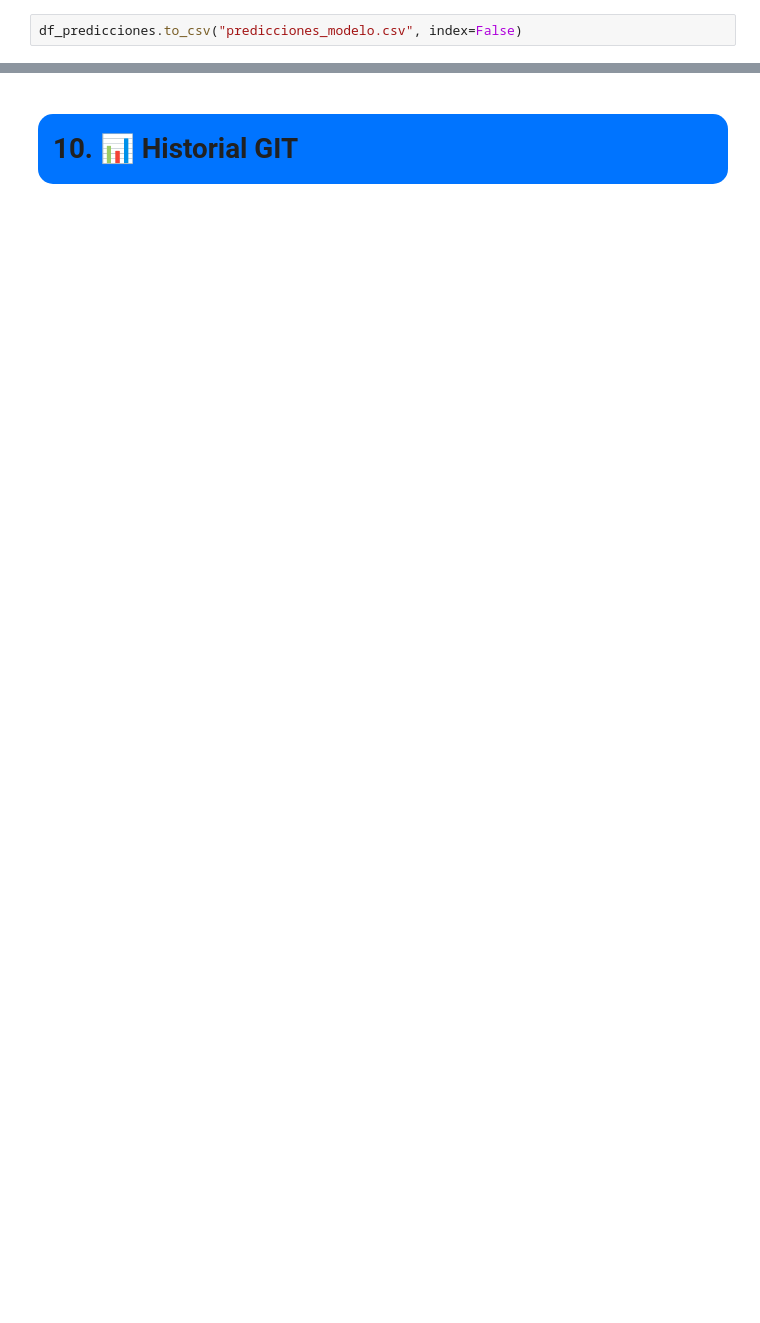
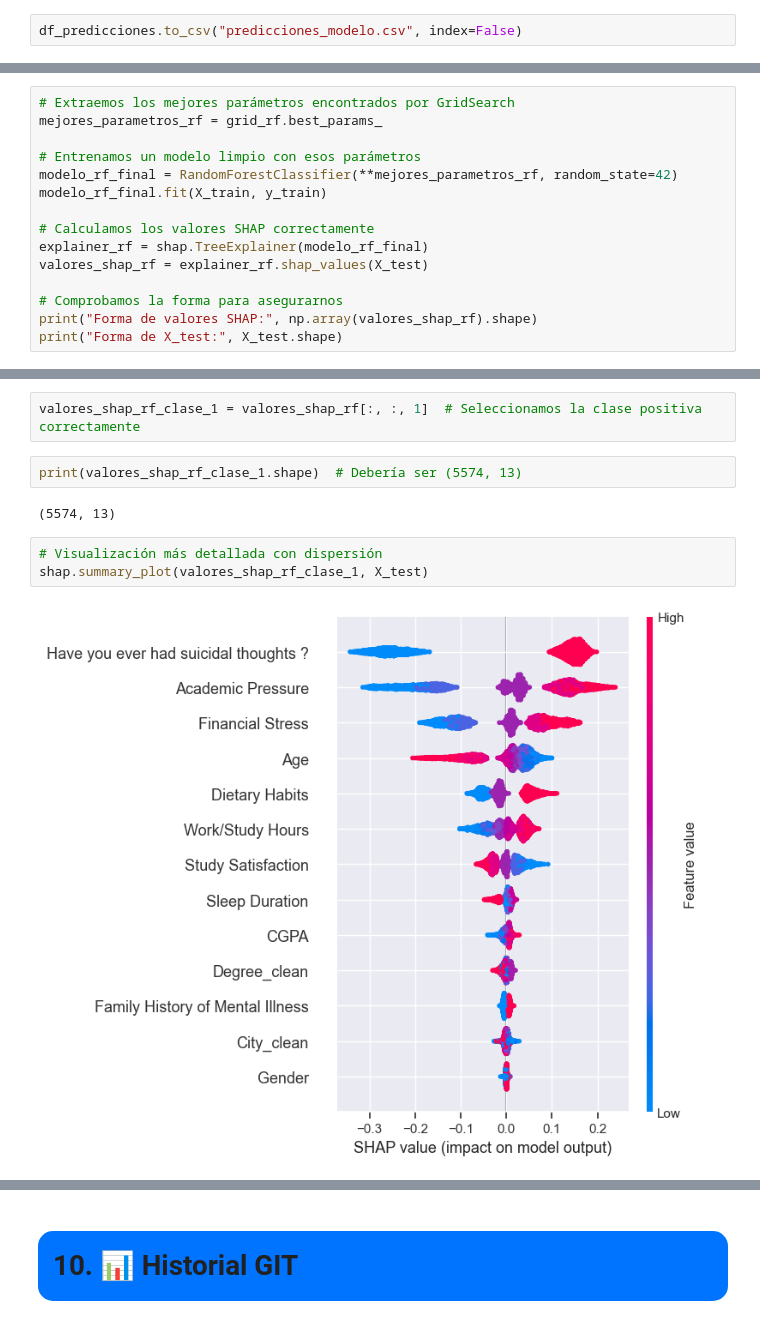
Before and after one commit to AlvaroG7/IIA, a Jupyter notebook: IIA_Proyect_V0.ipynb, the cells around one changed output, grey strips where cells are left out. Saved outputs shown, nothing was run; the diff lists cells and outputs as text; blank space fills up the shorter version.

```diff
--- a/IIA_Proyect_V0.ipynb
+++ b/IIA_Proyect_V0.ipynb
@@ -1764,0 +1829,15 @@ print(dudosos.head(10))
+# %%
+# Extraemos los mejores parámetros encontrados por GridSearch
+mejores_parametros_rf = grid_rf.best_params_
+
+# Entrenamos un modelo limpio con esos parámetros
+modelo_rf_final = RandomForestClassifier(**mejores_parametros_rf, random_state=42)
+modelo_rf_final.fit(X_train, y_train)
+
+# Calculamos los valores SHAP correctamente
+explainer_rf = shap.TreeExplainer(modelo_rf_final)
+valores_shap_rf = explainer_rf.shap_values(X_test)
+
+# Comprobamos la forma para asegurarnos
+print("Forma de valores SHAP:", np.array(valores_shap_rf).shape)
+print("Forma de X_test:", X_test.shape)
@@ -1764,0 +1857,11 @@ print(dudosos.head(10))
+# %%
+valores_shap_rf_clase_1 = valores_shap_rf[:, :, 1]  # Seleccionamos la clase positiva correctamente
+# %%
+print(valores_shap_rf_clase_1.shape)  # Debería ser (5574, 13)
+# %% [output]
+(5574, 13)
+# %%
+# Visualización más detallada con dispersión
+shap.summary_plot(valores_shap_rf_clase_1, X_test)
+# %% [output]
+[figure, added]
```
Also changed, not shown: parts of 48 cells of this notebook, 1 other file.
